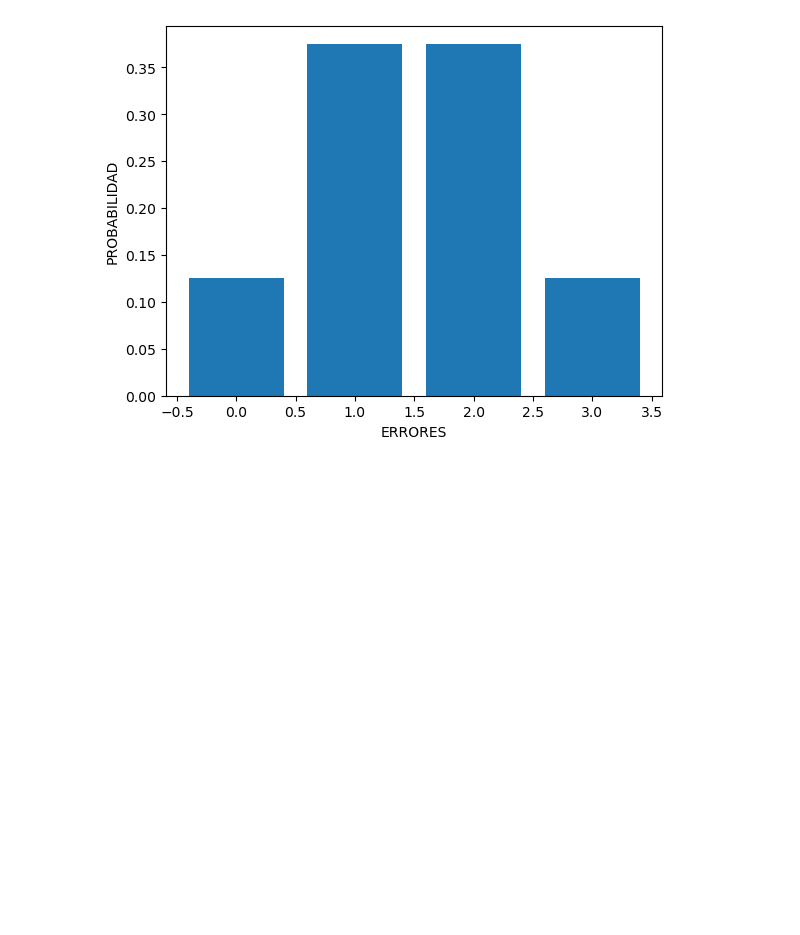
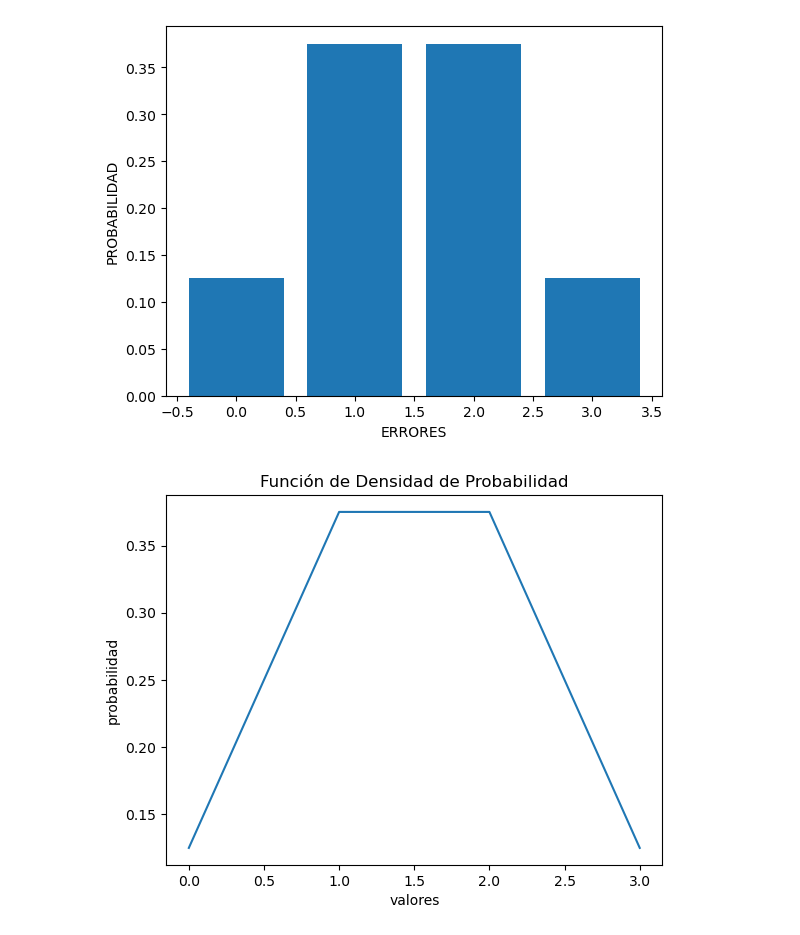
Before and after one commit to jrspm/lab_6_1t_est, a Jupyter notebook: TAREA_6.ipynb, the cells around one changed output. Saved outputs shown, nothing was run; the diff lists cells and outputs as text; code cells hidden in the pictures; blank space fills up the shorter version.

```diff
--- a/TAREA_6.ipynb
+++ b/TAREA_6.ipynb
@@ -68,3 +97,14 @@ plt.ylabel('PROBABILIDAD')
 plt.show()
 # %% [output]
 [figure]
+# %%
+from scipy import stats
+
+FDP_normal = stats.norm(10, 1.2).pdf(list_x) # FDP
+plt.plot(list_x, list_prob, label='FDP nomal')
+plt.title('Función de Densidad de Probabilidad')
+plt.ylabel('probabilidad')
+plt.xlabel('valores')
+plt.show()
+# %% [output]
+[figure, added]
```
Also changed, not shown: parts of 7 cells of this notebook.
